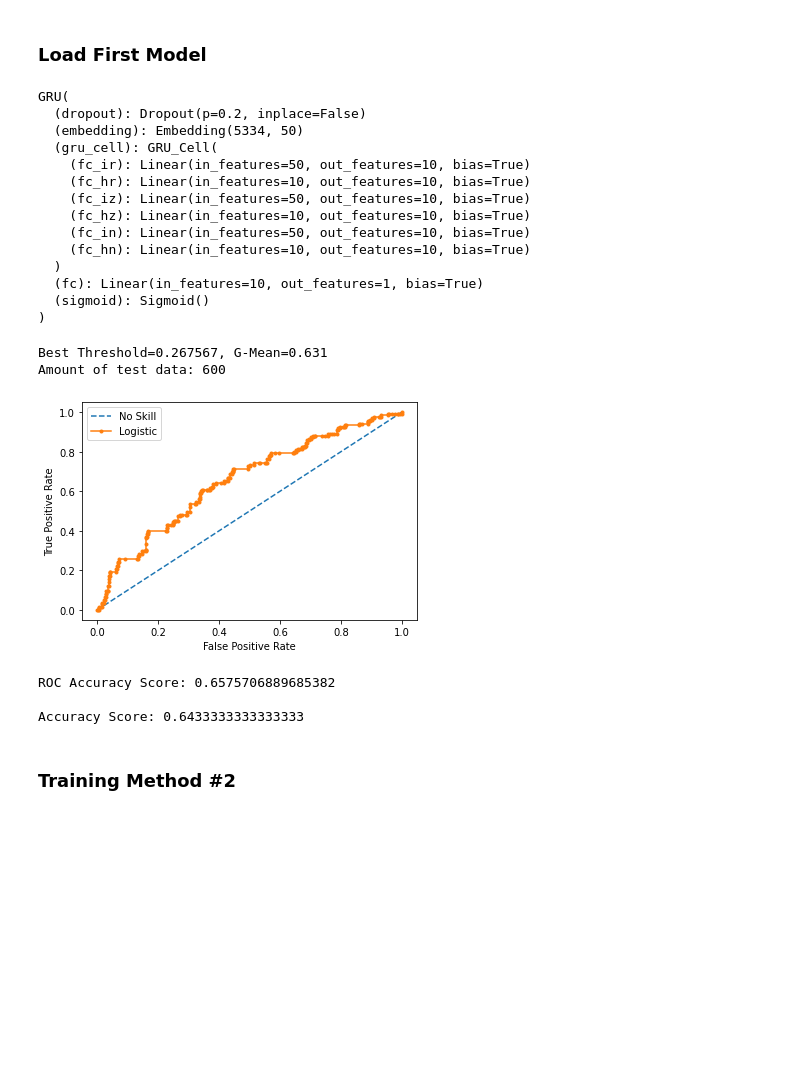
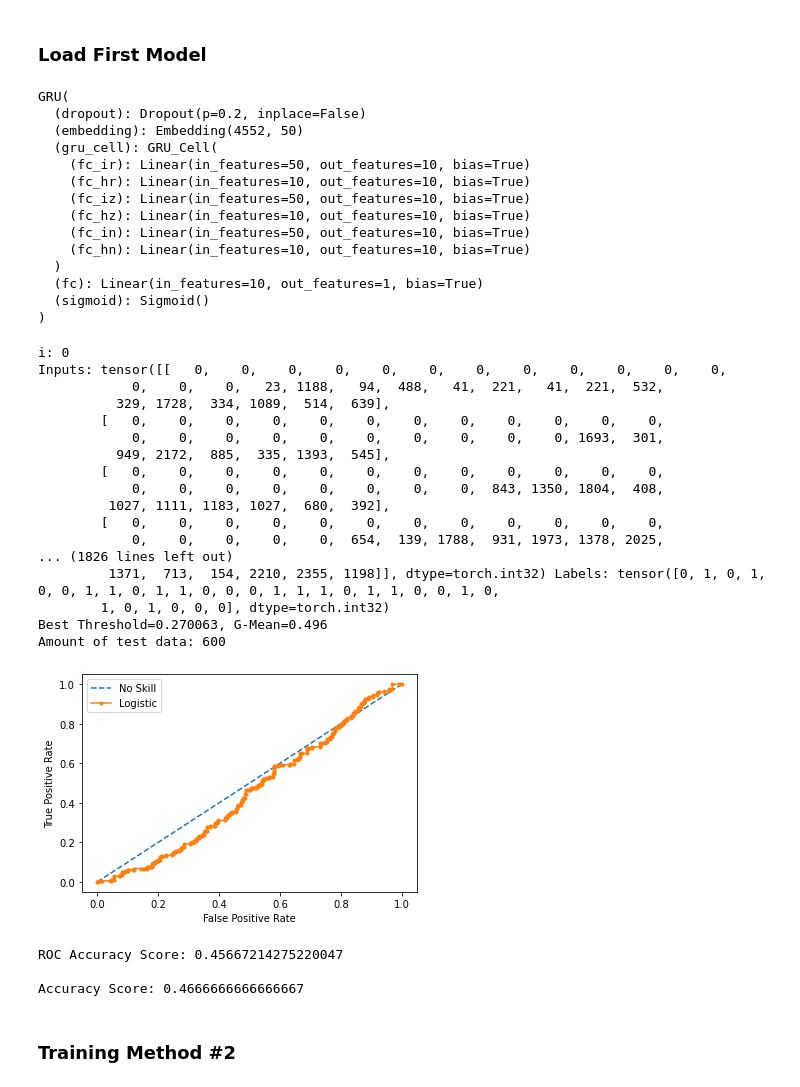
Before and after one commit to michaelchen27/scam-classifier, a Jupyter notebook: Federated learning with Pysyft and Pytorch.ipynb, the cells around one changed output. Saved outputs shown, nothing was run; the diff lists cells and outputs as text; code cells hidden in the pictures; blank space fills up the shorter version.

```diff
--- a/Federated learning with Pysyft and Pytorch.ipynb
+++ b/Federated learning with Pysyft and Pytorch.ipynb
@@ -71,7 +71,7 @@ def pad_and_truncate(messages, max_length=30):
     return features
 # %%
 if __name__ == '__main__':
-    data = pd.read_csv('dataset_sms_spam_v1.csv', sep=',', names=['Teks', 'Label'], encoding= 'unicode_escape')
+    data = pd.read_csv('train_sms_1780.csv', sep=',', names=['Teks', 'Label'], encoding= 'unicode_escape')
     data = data.sample(frac = 1)
     # Lowercase, remove unnecessary char with regex, remove stop words
     data.Teks = data.Teks.apply(clean_text)
@@ -413,7 +413,7 @@ torch.save(local_model.state_dict(), PATH)
 # %% [markdown]
 ### Prepare Test Data
 # %%
-data = pd.read_csv('manually_collected_sms_600.csv', sep=',', names=['Teks', 'Label'])
+data = pd.read_csv('test_sms_600.csv', sep=',', names=['Teks', 'Label'], encoding= 'unicode_escape')
 data = data.sample(frac = 1)
 # Lowercase, remove unnecessary char with regex, remove stop words
 data.Teks = data.Teks.apply(clean_text)
@@ -437,7 +437,7 @@ test_labels = torch.tensor(np.load('test_labels.npy'))
 # Testing params
 VOCAB_SIZE = int(test_inputs.max()) + 1
 TEST_VOCAB_SIZE = TRAIN_VOCAB_SIZE
-lr = 0.1
+lr = 0.01
 BATCH_SIZE = 30
 
 # Model params
@@ -454,7 +454,7 @@ load_model.eval()
 # %% [output]
 GRU(
   (dropout): Dropout(p=0.2, inplace=False)
-  (embedding): Embedding(5334, 50)
+  (embedding): Embedding(4552, 50)
   (gru_cell): GRU_Cell(
     (fc_ir): Linear(in_features=50, out_features=10, bias=True)
     (fc_hr): Linear(in_features=10, out_features=10, bias=True)
@@ -481,15 +481,18 @@ with torch.no_grad():
     test_labels_list = []
     eval_losses = []
 
-    for inputs, labels in test_loader:
+    for i, (inputs, labels) in enumerate(test_loader):
+        print(f"i: {i}\nInputs: {inputs} Labels: {labels}")
         h = torch.Tensor(np.zeros((BATCH_SIZE, HIDDEN_DIM)))
 
         output, _ = load_model(inputs.to(torch.long), h)
         loss = criterion(output.squeeze(), labels.float())
         eval_losses.append(loss)
         preds = output.squeeze()
-        test_preds += list(preds.numpy())
-        test_labels_list += list(labels.numpy().astype(int))
+        if len(labels) > 1:
+            test_preds += list(preds.numpy())
+            test_labels_list += list(labels.numpy().astype(int))
+        # print(f"Preds: {preds}\n Preds Type: {type(preds)}")
 
 
 roc_acc_score = roc_auc_score(test_labels_list, test_preds)
@@ -509,38 +512,53 @@ print(f"Amount of test data: {len(test_labels_list)}")
 
 # Plot ROC Curve
 plt.plot([0,1], [0,1], linestyle='--', label='No Skill')
 plt.plot(fpr, tpr, marker='.', label='Logistic')
 # axis labels
 plt.xlabel('False Positive Rate')
 plt.ylabel('True Positive Rate')
 plt.legend()
 # show the plot
 plt.show()
 
 
 print(f"ROC Accuracy Score: {roc_acc_score}")
 
 # Normalize probability with threshold
 test_preds_thresholded = np.where(test_preds > threshold, 1, 0)
 for i in range(len(test_preds)-1140):
     print("Test Preds Prob: {}    \
     Test Preds Label: {}  \
     True Label: {}  \
     ".format(test_preds[i], test_preds_thresholded[i], test_labels_list[i]))
 
 acc_score = accuracy_score(test_labels_list, test_preds_thresholded)
 print(f"\nAccuracy Score: {acc_score}")
 
 # Calculate F1 Score
 # f1_score = f1_score(test_labels_list, test_preds_thresholded)
 # print(f"F1 Score: {f1_score}")
 # %% [output]
-Best Threshold=0.267567, G-Mean=0.631
+i: 0
+Inputs: tensor([[   0,    0,    0,    0,    0,    0,    0,    0,    0,    0,    0,    0,
+            0,    0,    0,   23, 1188,   94,  488,   41,  221,   41,  221,  532,
+          329, 1728,  334, 1089,  514,  639],
+        [   0,    0,    0,    0,    0,    0,    0,    0,    0,    0,    0,    0,
+            0,    0,    0,    0,    0,    0,    0,    0,    0,    0, 1693,  301,
+          949, 2172,  885,  335, 1393,  545],
+        [   0,    0,    0,    0,    0,    0,    0,    0,    0,    0,    0,    0,
+            0,    0,    0,    0,    0,    0,    0,    0,  843, 1350, 1804,  408,
+         1027, 1111, 1183, 1027,  680,  392],
+        [   0,    0,    0,    0,    0,    0,    0,    0,    0,    0,    0,    0,
+            0,    0,    0,    0,    0,  654,  139, 1788,  931, 1973, 1378, 2025,
+... (1826 lines left out)
+         1371,  713,  154, 2210, 2355, 1198]], dtype=torch.int32) Labels: tensor([0, 1, 0, 1, 0, 0, 1, 1, 0, 1, 1, 0, 0, 0, 1, 1, 1, 0, 1, 1, 0, 0, 1, 0,
+        1, 0, 1, 0, 0, 0], dtype=torch.int32)
+Best Threshold=0.270063, G-Mean=0.496
 Amount of test data: 600
-[figure, old version]
+[figure, new version]
-ROC Accuracy Score: 0.6575706889685382
+ROC Accuracy Score: 0.45667214275220047
 
-Accuracy Score: 0.6433333333333333
+Accuracy Score: 0.4666666666666667
 # %% [markdown]
 ### Training Method #2
 # %% [markdown]
```
Also changed, not shown: parts of 9 cells of this notebook, 8 other files.
